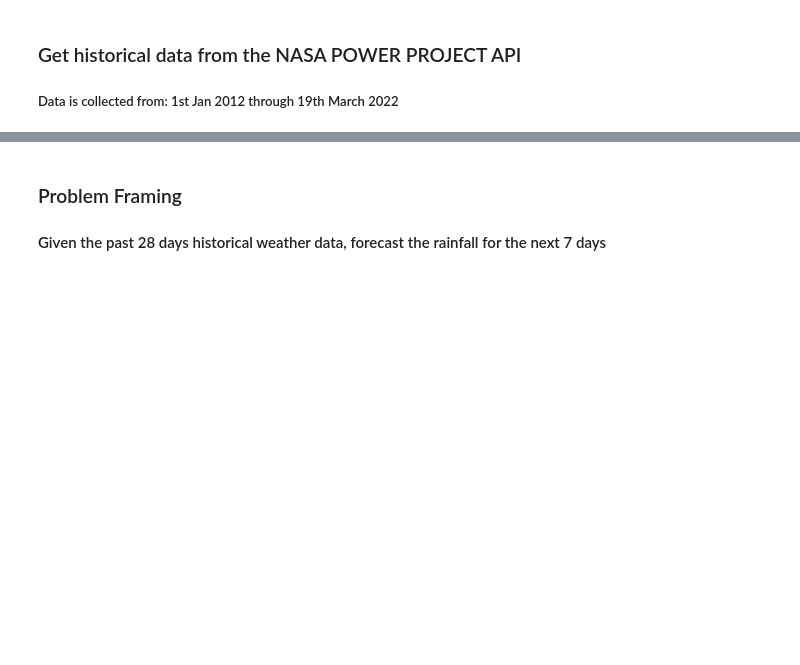
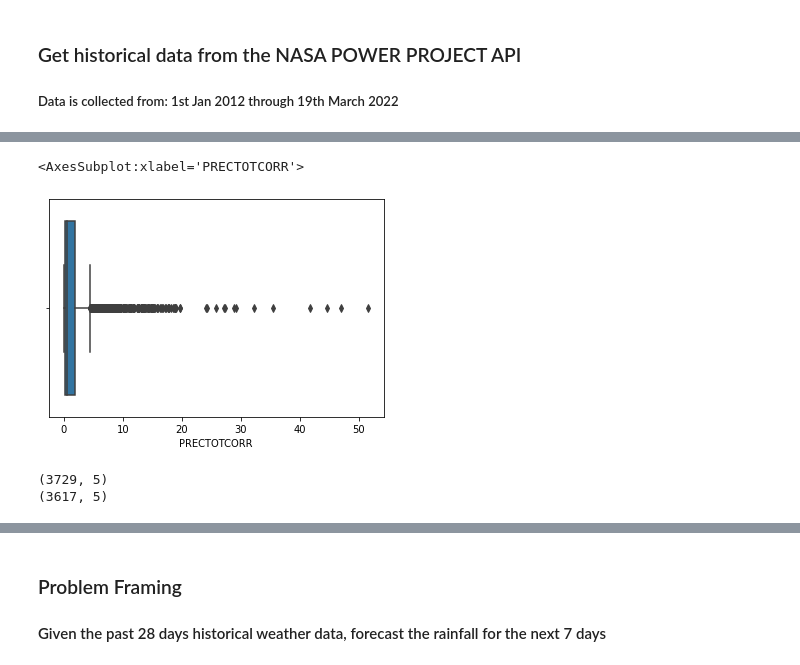
Before and after one commit to bryan-mwas/keras-lstm, a Jupyter notebook: lstm.ipynb, the cells around one changed output, grey strips where cells are left out. Drawn from its saved outputs; the diff is of its cells as text; code cells hidden in the pictures; blank space fills up the shorter version.

Commit message:
Removed outliers, MSE computed

```diff
--- a/lstm.ipynb
+++ b/lstm.ipynb
@@ -38,3 +46,20 @@ df.info()
+# %%
+# Check for outliers
+sns.boxplot(x=df['PRECTOTCORR'])
+# %% [output]
+<AxesSubplot:xlabel='PRECTOTCORR'>
+[figure, added]
+# %%
+from scipy import stats
+z = abs(stats.zscore(df))
+
+df_without_outliers = df[(z < 3).all(axis=1)]
+
+print(df.shape)
+print(df_without_outliers.shape)
+# %% [output]
+(3729, 5)
+(3617, 5)
 # %%
 # Box plot
 df.plot.box()
```
Also changed, not shown: parts of 28 cells of this notebook, 1 other file.
